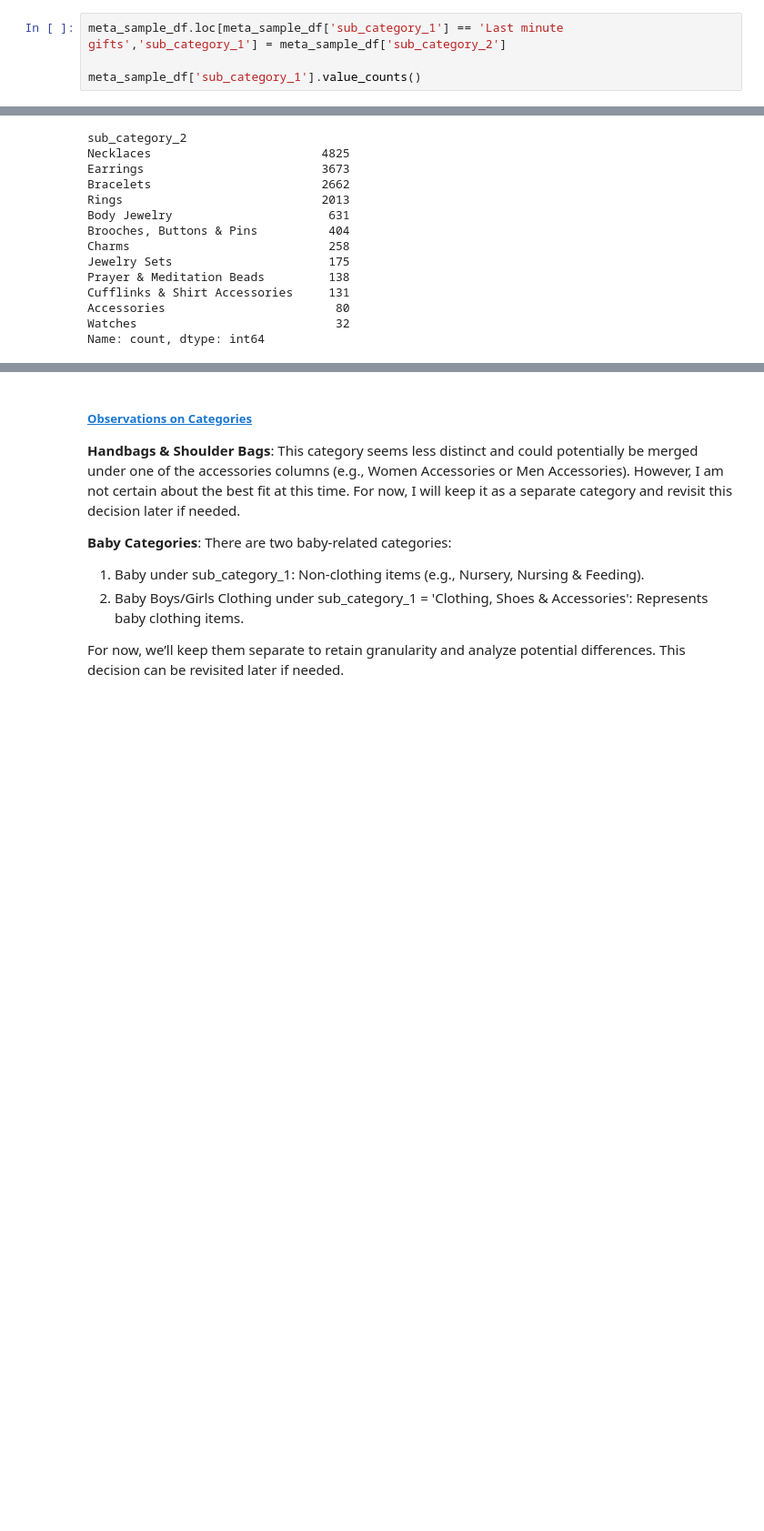
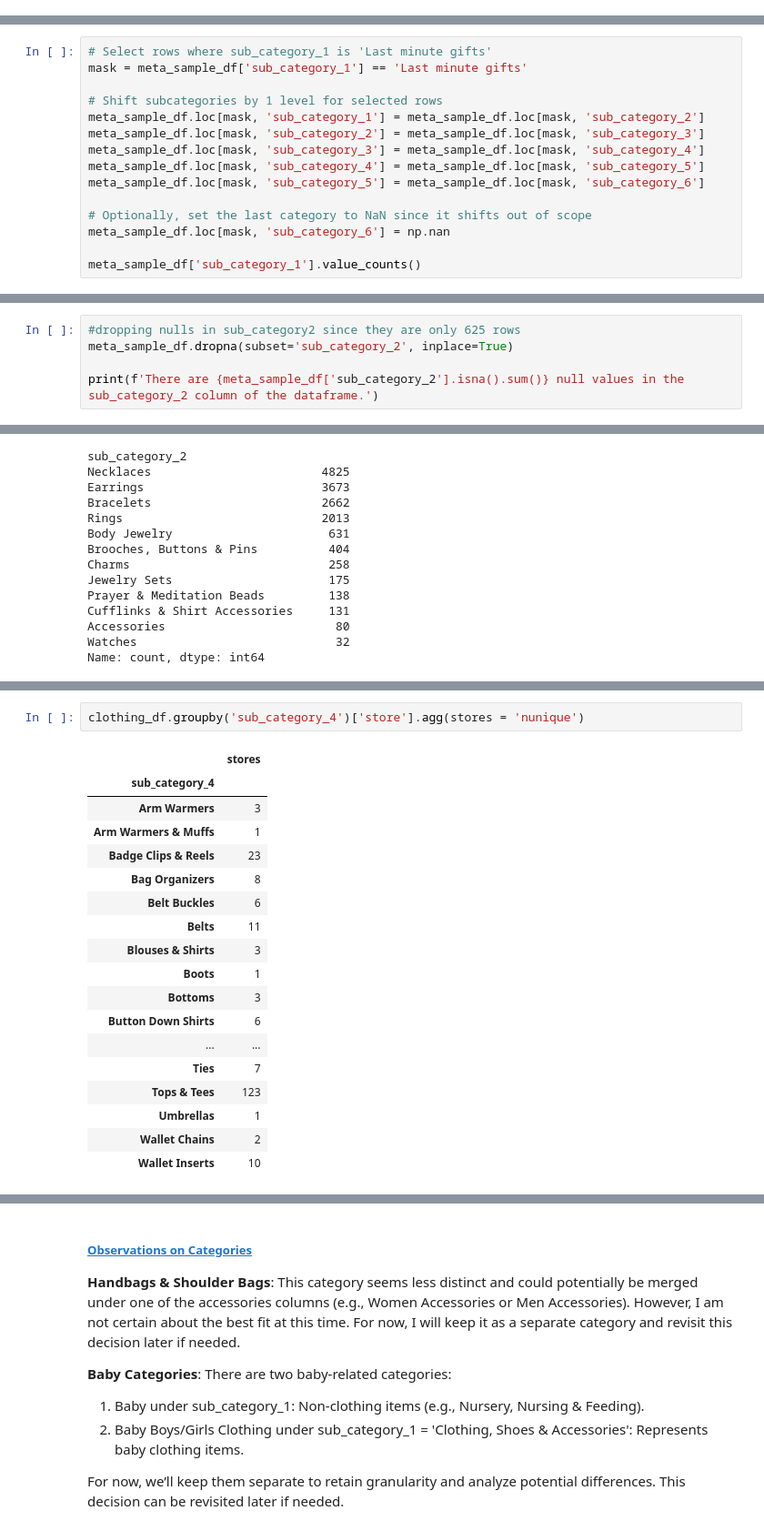
Before and after one commit to ssharm10/amazon_reviews, a Jupyter notebook: notebooks/01-data-loading-cleaning_subsampled.ipynb, the cells around one changed output, grey strips where cells are left out. Shown: that part at 91% size. Saved outputs shown, nothing was run; the diff lists cells and outputs as text; blank space fills up the shorter version.

```diff
--- a/notebooks/01-data-loading-cleaning_subsampled.ipynb
+++ b/notebooks/01-data-loading-cleaning_subsampled.ipynb
@@ -372,7 +373,3 @@ Shoes                       1
 Name: count, dtype: int64
 # %% [markdown]
 Since ‘Last Minute Gifts’ is a broad and non-specific label, we choose to rely on the more meaningful sub_category_2 labels for these products. The sub_category_2 labels (e.g., ‘Toys & Games,’ ‘Beauty & Grooming,’ etc.) provide clearer distinctions between product types, making them more useful for modeling and analysis.
-# %%
-meta_sample_df.loc[meta_sample_df['sub_category_1'] == 'Last minute gifts','sub_category_1'] = meta_sample_df['sub_category_2']
-
-meta_sample_df['sub_category_1'].value_counts()
@@ -396,0 +376,15 @@ Name: count, dtype: int64
+# %%
+# Select rows where sub_category_1 is 'Last minute gifts'
+mask = meta_sample_df['sub_category_1'] == 'Last minute gifts'
+
+# Shift subcategories by 1 level for selected rows
+meta_sample_df.loc[mask, 'sub_category_1'] = meta_sample_df.loc[mask, 'sub_category_2']
+meta_sample_df.loc[mask, 'sub_category_2'] = meta_sample_df.loc[mask, 'sub_category_3']
+meta_sample_df.loc[mask, 'sub_category_3'] = meta_sample_df.loc[mask, 'sub_category_4']
+meta_sample_df.loc[mask, 'sub_category_4'] = meta_sample_df.loc[mask, 'sub_category_5']
+meta_sample_df.loc[mask, 'sub_category_5'] = meta_sample_df.loc[mask, 'sub_category_6']
+
+# Optionally, set the last category to NaN since it shifts out of scope
+meta_sample_df.loc[mask, 'sub_category_6'] = np.nan
+
+meta_sample_df['sub_category_1'].value_counts()
@@ -396,0 +414,5 @@ Name: count, dtype: int64
+# %%
+#dropping nulls in sub_category2 since they are only 625 rows
+meta_sample_df.dropna(subset='sub_category_2', inplace=True)
+
+print(f'There are {meta_sample_df['sub_category_2'].isna().sum()} null values in the sub_category_2 column of the dataframe.')
@@ -478 +499,22 @@ Shoes                            1
 Name: count, dtype: int64
+# %%
+clothing_df.groupby('sub_category_4')['store'].agg(stores = 'nunique')
+# %% [output]
+|  | stores |
+| sub_category_4 |  |
+| Arm Warmers | 3 |
+| Arm Warmers & Muffs | 1 |
+| Badge Clips & Reels | 23 |
+| Bag Organizers | 8 |
+| Belt Buckles | 6 |
+| Belts | 11 |
+| Blouses & Shirts | 3 |
+| Boots | 1 |
+| Bottoms | 3 |
+| Button Down Shirts | 6 |
+| ... | ... |
+| Ties | 7 |
+| Tops & Tees | 123 |
+| Umbrellas | 1 |
+| Wallet Chains | 2 |
+| Wallet Inserts | 10 |
```
Also changed, not shown: parts of 57 cells of this notebook, 6 other files.
